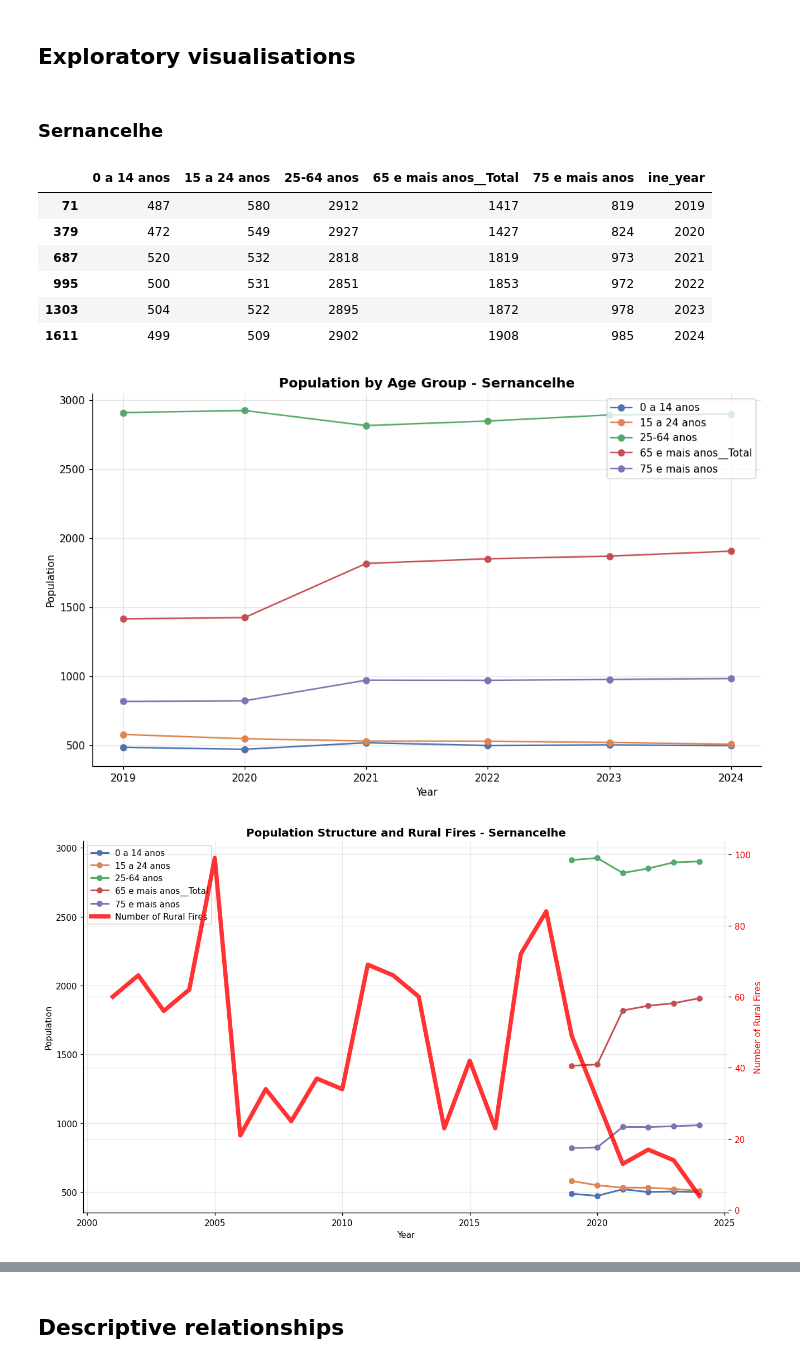
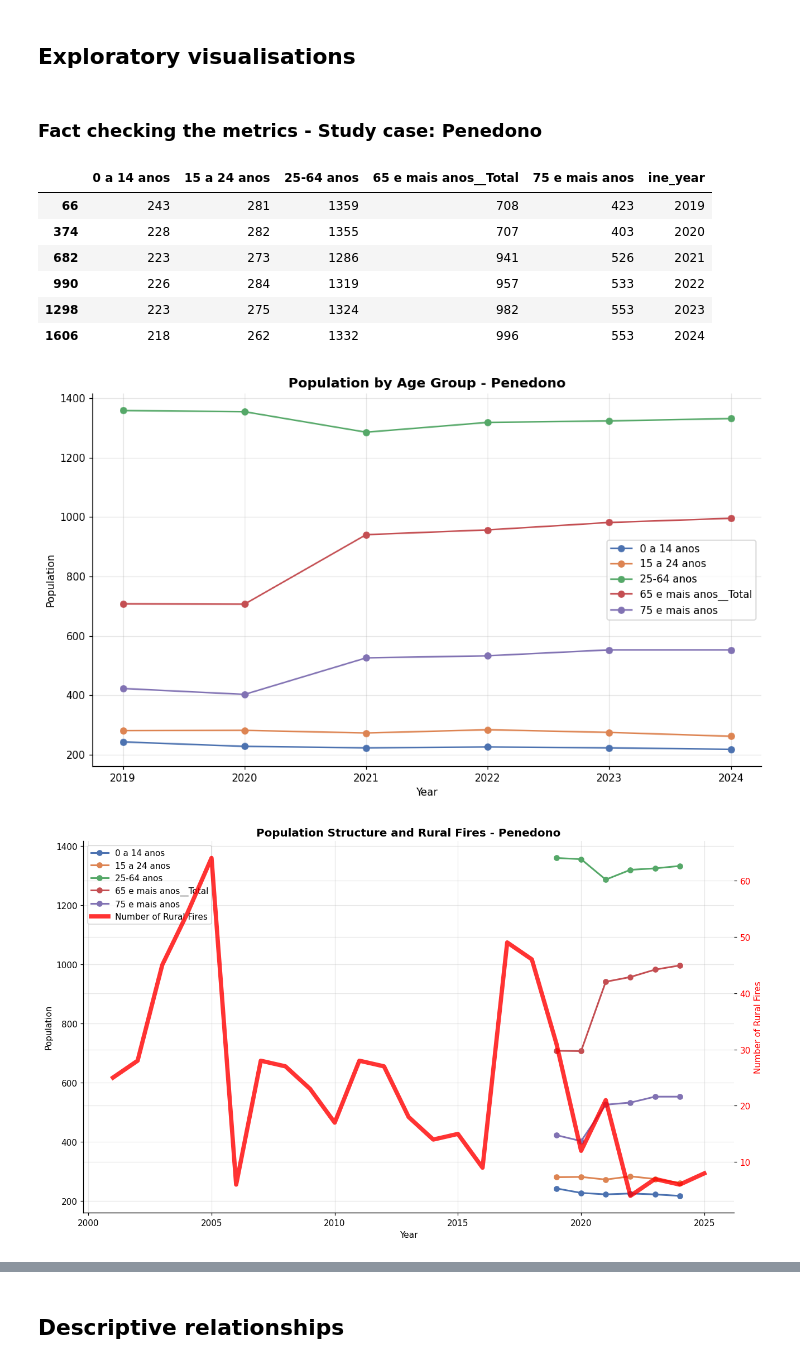
Before and after one commit to rogerjeasy/sustainability-analytics, a Jupyter notebook: notebooks/03_statistical_analysis.ipynb, the cells around one changed output, grey strips where cells are left out. Drawn from its saved outputs; the diff is of its cells as text; code cells hidden in the pictures.

```diff
--- a/notebooks/03_statistical_analysis.ipynb
+++ b/notebooks/03_statistical_analysis.ipynb
@@ -93,34 +101,34 @@ wildfire_data
 # %% [markdown]
 ## Exploratory visualisations
-# %% [markdown]
-### Sernancelhe
+# %% [markdown]
+### Fact checking the metrics - Study case: Penedono
 # %%
-pop_sernancelhe = population_age_data.loc[
-    population_age_data["municipality"] == "Sernancelhe",
+pop_penedono = population_age_data.loc[
+    population_age_data["municipality"] == "Penedono",
     ["0 a 14 anos", "15 a 24 anos", "25-64 anos", "65 e mais anos__Total", "75 e mais anos", "ine_year"]
 ]
 # %%
-pop_sernancelhe
+pop_penedono
 # %% [output]
 |  | 0 a 14 anos | 15 a 24 anos | 25-64 anos | 65 e mais anos__Total | 75 e mais anos | ine_year |
-| 71 | 487 | 580 | 2912 | 1417 | 819 | 2019 |
-| 379 | 472 | 549 | 2927 | 1427 | 824 | 2020 |
-| 687 | 520 | 532 | 2818 | 1819 | 973 | 2021 |
-| 995 | 500 | 531 | 2851 | 1853 | 972 | 2022 |
-| 1303 | 504 | 522 | 2895 | 1872 | 978 | 2023 |
-| 1611 | 499 | 509 | 2902 | 1908 | 985 | 2024 |
+| 66 | 243 | 281 | 1359 | 708 | 423 | 2019 |
+| 374 | 228 | 282 | 1355 | 707 | 403 | 2020 |
+| 682 | 223 | 273 | 1286 | 941 | 526 | 2021 |
+| 990 | 226 | 284 | 1319 | 957 | 533 | 2022 |
+| 1298 | 223 | 275 | 1324 | 982 | 553 | 2023 |
+| 1606 | 218 | 262 | 1332 | 996 | 553 | 2024 |
 # %%
 import matplotlib.pyplot as plt
 
 # Set year as index (optional)
-df = pop_sernancelhe.set_index("ine_year")
+df = pop_penedono.set_index("ine_year")
 
 plt.figure(figsize=(10, 6))
 
 for col in ["0 a 14 anos", "15 a 24 anos", "25-64 anos", "65 e mais anos__Total", "75 e mais anos"]:
     plt.plot(df.index, df[col], marker="o", label=col)
 
-plt.title("Population by Age Group - Sernancelhe")
+plt.title("Population by Age Group - Penedono")
 plt.xlabel("Year")
 plt.ylabel("Population")
 plt.legend()
@@ -129,21 +137,21 @@ plt.grid(True, alpha=0.3)
 plt.tight_layout()
 plt.show()
 # %% [output]
-[figure, old version]
+[figure, new version]
 # %%
-wildfire_sernancelhe = wildfire_data.loc[
-    wildfire_data["year"].between(2001, 2024) &
-    (wildfire_data["Concelho"] == "Sernancelhe"),
+wildfire_penedono = wildfire_data.loc[
+    wildfire_data["year"].between(2001, 2025) &
+    (wildfire_data["Concelho"] == "Penedono"),
     ["year", "Num_IncendiosRurais"]
 ]
 # %%
 import matplotlib.pyplot as plt
 
 # Population data
-pop_df = pop_sernancelhe.set_index("ine_year")
+pop_df = pop_penedono.set_index("ine_year")
 
 # Fire data
-fire_df = wildfire_sernancelhe.set_index("year")
+fire_df = wildfire_penedono.set_index("year")
 
 fig, ax1 = plt.subplots(figsize=(12, 7))
 
@@ -170,32 +178,32 @@ ax1.set_ylabel("Population")
 ax1.grid(True, alpha=0.3)
 
 # Fire axis (right)
 ax2 = ax1.twinx()
 
 ax2.plot(
     fire_df.index,
     fire_df["Num_IncendiosRurais"],
     color="red",
     linewidth=5,
     alpha=0.8,
     label="Number of Rural Fires"
 )
 
 ax2.set_ylabel("Number of Rural Fires", color="red")
 ax2.tick_params(axis="y", labelcolor="red")
 
 # Merge legends
 lines1, labels1 = ax1.get_legend_handles_labels()
 lines2, labels2 = ax2.get_legend_handles_labels()
 
 ax1.legend(
     lines1 + lines2,
     labels1 + labels2,
     loc="upper left"
 )
 
-plt.title("Population Structure and Rural Fires - Sernancelhe")
+plt.title("Population Structure and Rural Fires - Penedono")
 plt.tight_layout()
 plt.show()
 # %% [output]
-[figure, old version]
+[figure, new version]
```
Also changed, not shown: parts of 22 cells of this notebook, 2 other files.
